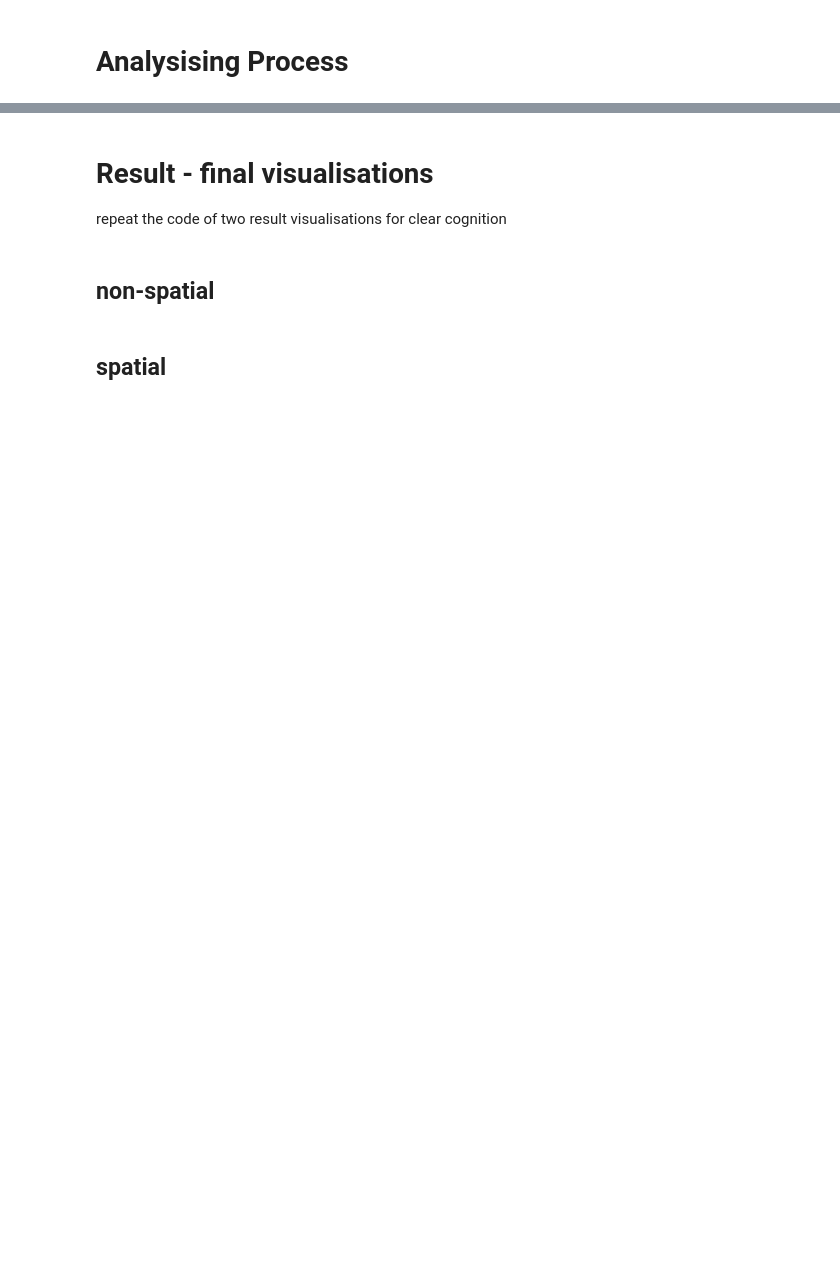
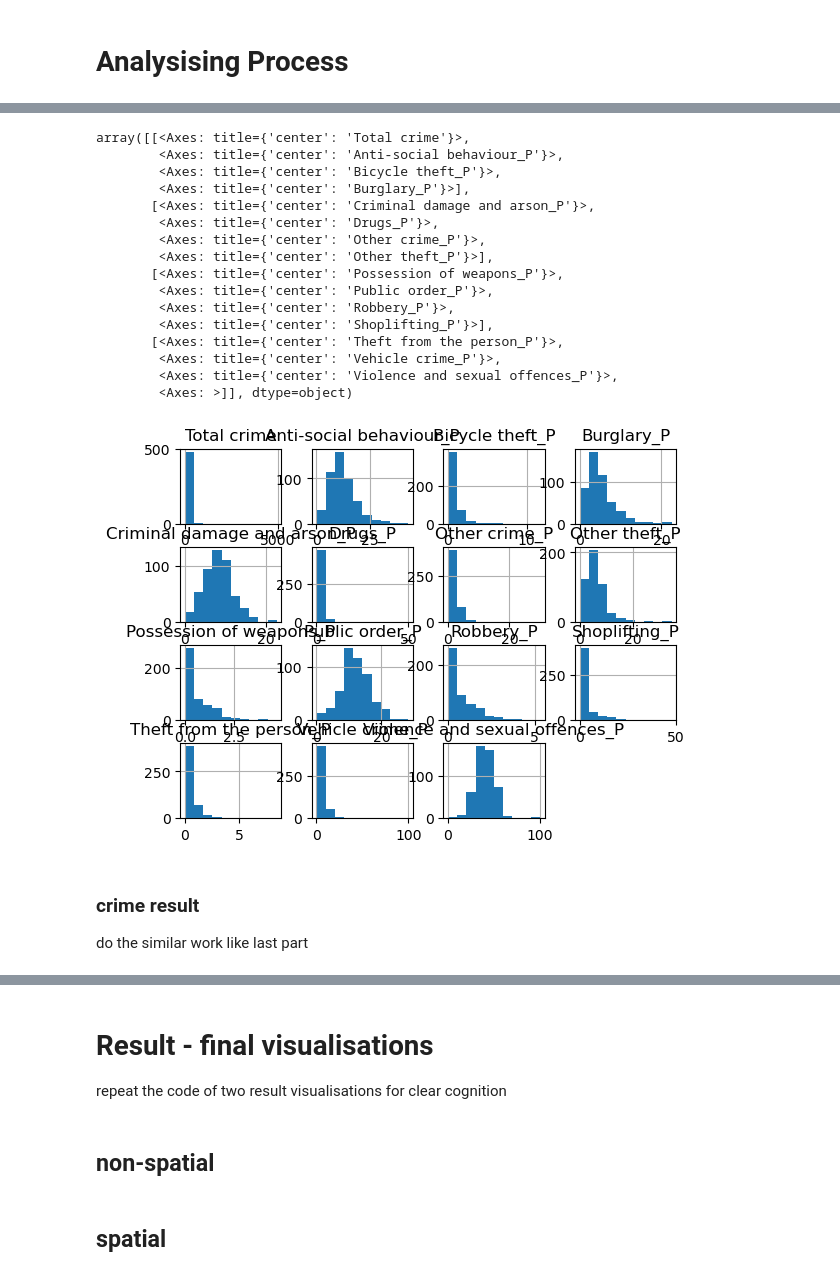
Before and after one commit to gy23cx/GEOG5990Assignment_Final_Project, a Jupyter notebook: GEOG5990M_final_project.ipynb, the cells around one changed output, grey strips where cells are left out. Cells and saved outputs as stored; diff of their text form; code cells hidden in the pictures; blank space fills up the shorter version.

```diff
--- a/GEOG5990M_final_project.ipynb
+++ b/GEOG5990M_final_project.ipynb
@@ -412,0 +506,7 @@ memory usage: 5.4+ MB
+# %%
+# the existence of other columns like month, location and name will interfere the classfication, so create a new dataframe without them
+CrimeLeeds2021_CrimetypeOnly = CrimeLeeds2021.loc[:,['LSOA code','Crime type']]
+# create the new dataframe for storing the counting result of each type of crime in each lsoa
+LSOACrime_L_type = CrimeLeeds2021_CrimetypeOnly.pivot_table(index='LSOA code', columns='Crime type',aggfunc='size' , fill_value=0)
+# add a sum of all crime types as the total number of street crime
+LSOACrime_L_type['Total crime'] = LSOACrime_L_type.sum(axis=1)
@@ -412,0 +549,4 @@ memory usage: 5.4+ MB
+# %%
+
+LSOACrime_L_type.reset_index(inplace=True)
+LSOACrime_L_type
@@ -412,0 +567,7 @@ memory usage: 5.4+ MB
+# %%
+# create a new dataframe to store the ratio of types of crimes to total number
+LSOACrime_L_type_Percentage = LSOACrime_L_type[['LSOA code','Total crime']].copy()
+for column in LSOACrime_L_type.columns:
+    if column not in ['LSOA code','Total crime']:# avoid causing str/int64 error, and meanlingless 100%
+        LSOACrime_L_type_Percentage[column] = LSOACrime_L_type[column]/LSOACrime_L_type['Total crime'] * 100
+        LSOACrime_L_type_Percentage.rename(columns = {column:column+'_P'},inplace = True)
@@ -412,0 +591,23 @@ memory usage: 5.4+ MB
+# %%
+LSOACrime_L_type_Percentage.hist()
+# %% [output]
+array([[<Axes: title={'center': 'Total crime'}>,
+        <Axes: title={'center': 'Anti-social behaviour_P'}>,
+        <Axes: title={'center': 'Bicycle theft_P'}>,
+        <Axes: title={'center': 'Burglary_P'}>],
+       [<Axes: title={'center': 'Criminal damage and arson_P'}>,
+        <Axes: title={'center': 'Drugs_P'}>,
+        <Axes: title={'center': 'Other crime_P'}>,
+        <Axes: title={'center': 'Other theft_P'}>],
+       [<Axes: title={'center': 'Possession of weapons_P'}>,
+        <Axes: title={'center': 'Public order_P'}>,
+        <Axes: title={'center': 'Robbery_P'}>,
+        <Axes: title={'center': 'Shoplifting_P'}>],
+       [<Axes: title={'center': 'Theft from the person_P'}>,
+        <Axes: title={'center': 'Vehicle crime_P'}>,
+        <Axes: title={'center': 'Violence and sexual offences_P'}>,
+        <Axes: >]], dtype=object)
+[figure, added]
+# %% [markdown]
+### crime result
+do the similar work like last part
```
Also changed, not shown: parts of 29 cells of this notebook.
